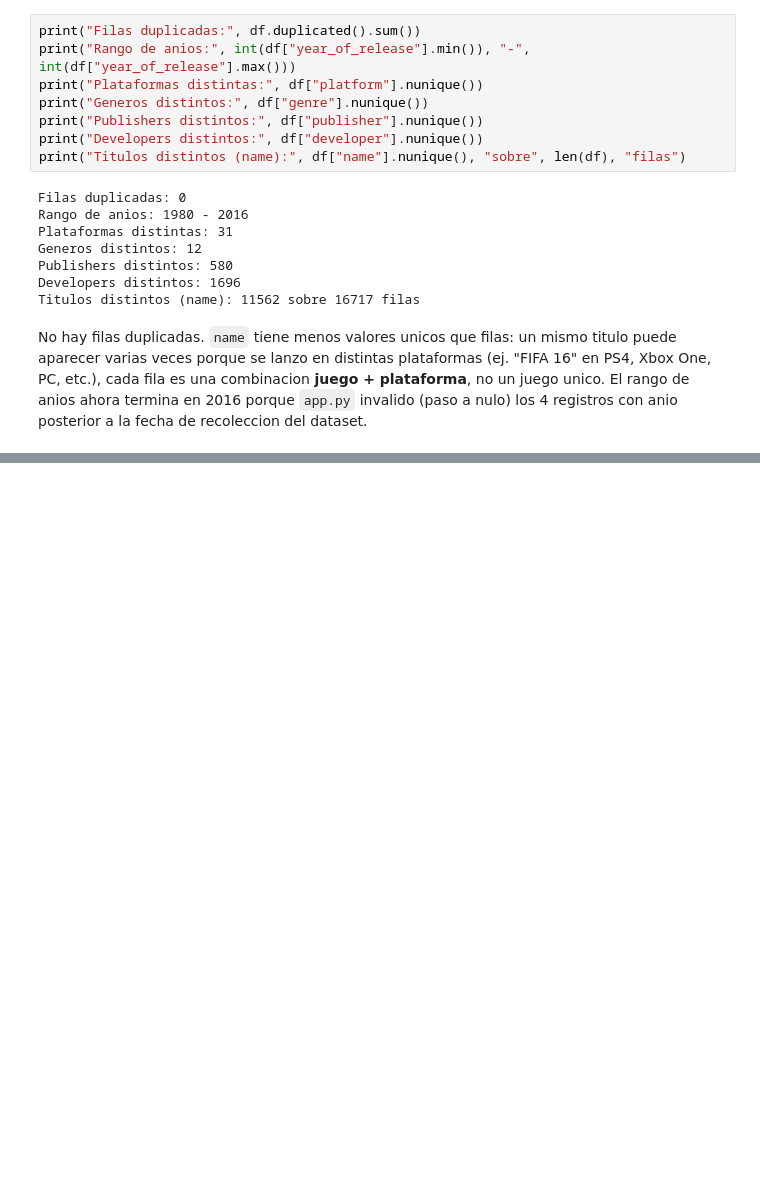
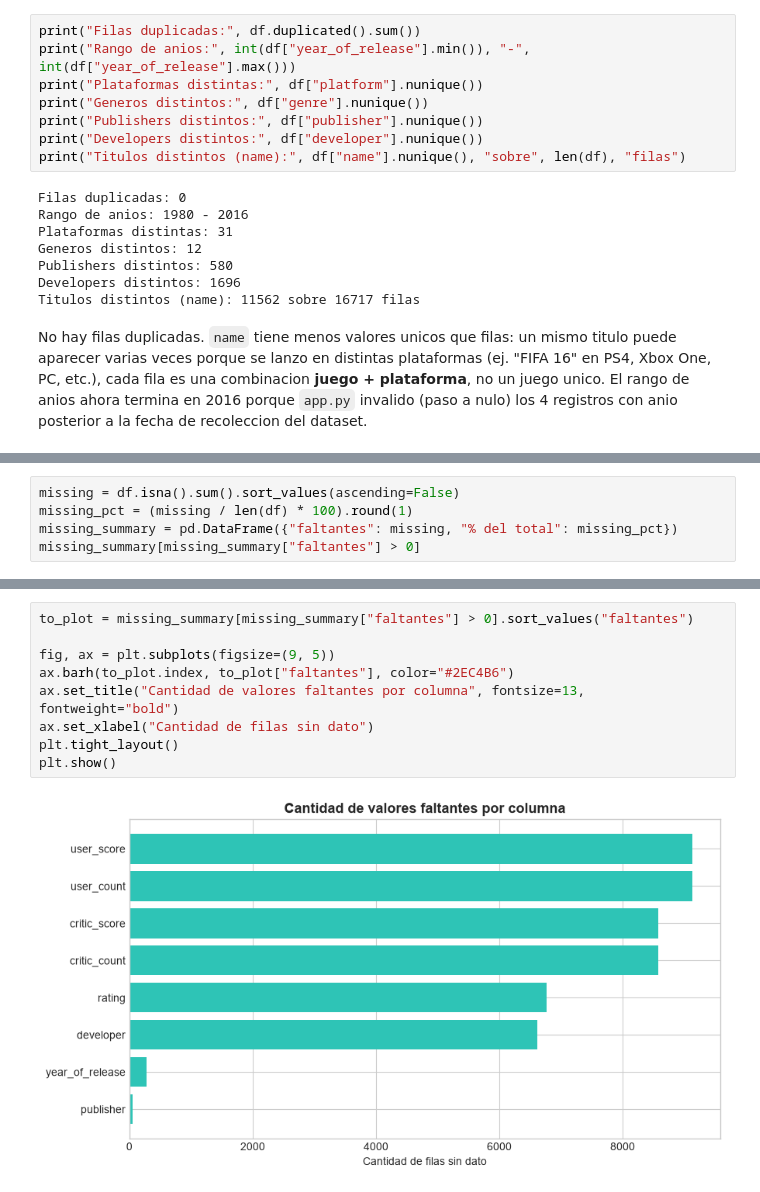
Before and after one commit to LigaDevPro/Inteligencia-Artificial-tp, a Jupyter notebook: analisis_exploratorio.ipynb, the cells around one changed output, grey strips where cells are left out. Cells and saved outputs as stored; diff of their text form; blank space fills up the shorter version.

Commit message:
eda parte 2: valores faltantes y estadisticas descriptivas

```diff
--- a/analisis_exploratorio.ipynb
+++ b/analisis_exploratorio.ipynb
@@ -111,0 +114,5 @@ es una combinacion **juego + plataforma**, no un juego unico. El rango de anios
+# %%
+missing = df.isna().sum().sort_values(ascending=False)
+missing_pct = (missing / len(df) * 100).round(1)
+missing_summary = pd.DataFrame({"faltantes": missing, "% del total": missing_pct})
+missing_summary[missing_summary["faltantes"] > 0]
@@ -111,0 +129,11 @@ es una combinacion **juego + plataforma**, no un juego unico. El rango de anios
+# %%
+to_plot = missing_summary[missing_summary["faltantes"] > 0].sort_values("faltantes")
+
+fig, ax = plt.subplots(figsize=(9, 5))
+ax.barh(to_plot.index, to_plot["faltantes"], color="#2EC4B6")
+ax.set_title("Cantidad de valores faltantes por columna", fontsize=13, fontweight="bold")
+ax.set_xlabel("Cantidad de filas sin dato")
+plt.tight_layout()
+plt.show()
+# %% [output]
+[figure, added]
```
Also changed, not shown: parts of 9 cells of this notebook.
